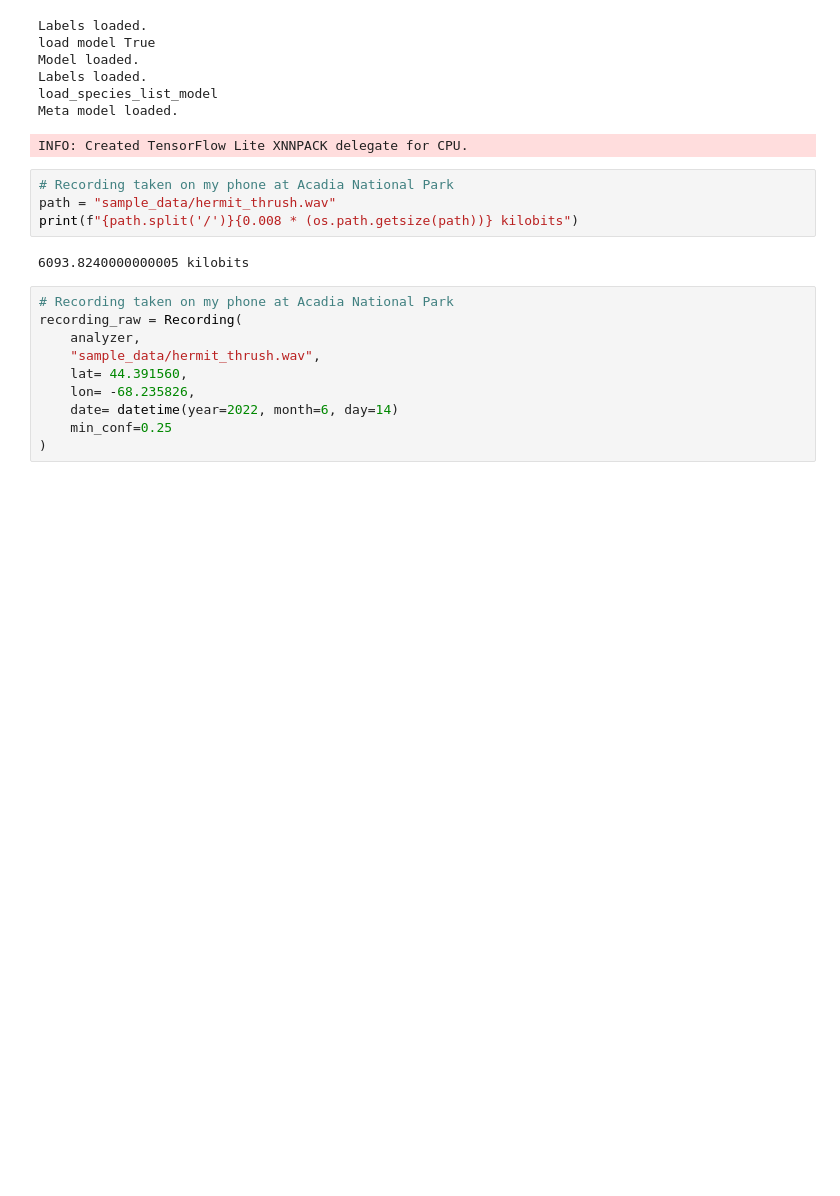
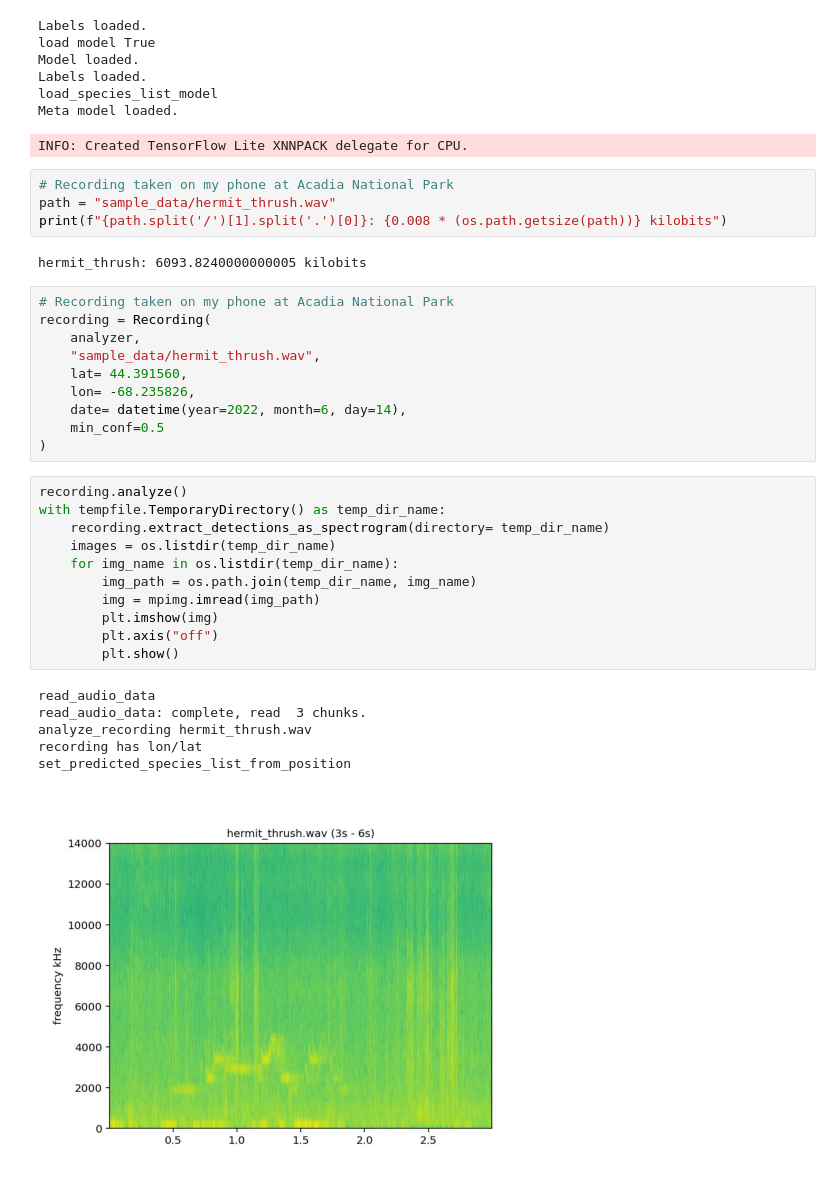
Before and after one commit to kamalnarra/FLOCK-Net, a Jupyter notebook: notebooks/notebooks/audio_compression.ipynb, the cells around one changed output. Saved outputs shown, nothing was run; the diff lists cells and outputs as text; blank space fills up the shorter version.

Commit message:
added recording analysis

```diff
--- a/notebooks/notebooks/audio_compression.ipynb
+++ b/notebooks/notebooks/audio_compression.ipynb
@@ -18,16 +22,34 @@ INFO: Created TensorFlow Lite XNNPACK delegate for CPU.
 # %%
 # Recording taken on my phone at Acadia National Park
 path = "sample_data/hermit_thrush.wav"
-print(f"{path.split('/')}{0.008 * (os.path.getsize(path))} kilobits")
+print(f"{path.split('/')[1].split('.')[0]}: {0.008 * (os.path.getsize(path))} kilobits")
 # %% [output]
-6093.8240000000005 kilobits
+hermit_thrush: 6093.8240000000005 kilobits
 # %%
 # Recording taken on my phone at Acadia National Park
-recording_raw = Recording(
+recording = Recording(
     analyzer,
     "sample_data/hermit_thrush.wav",
     lat= 44.391560,
     lon= -68.235826,
-    date= datetime(year=2022, month=6, day=14)
-    min_conf=0.25
+    date= datetime(year=2022, month=6, day=14),
+    min_conf=0.5
 )
+# %%
+recording.analyze()
+with tempfile.TemporaryDirectory() as temp_dir_name:
+    recording.extract_detections_as_spectrogram(directory= temp_dir_name)
+    images = os.listdir(temp_dir_name)
+    for img_name in os.listdir(temp_dir_name):
+        img_path = os.path.join(temp_dir_name, img_name)
+        img = mpimg.imread(img_path)
+        plt.imshow(img)
+        plt.axis("off")
+        plt.show()
+# %% [output]
+read_audio_data
+read_audio_data: complete, read  3 chunks.
+analyze_recording hermit_thrush.wav
+recording has lon/lat
+set_predicted_species_list_from_position
+[figure, added]
```
Also changed, not shown: parts of 2 cells of this notebook.
